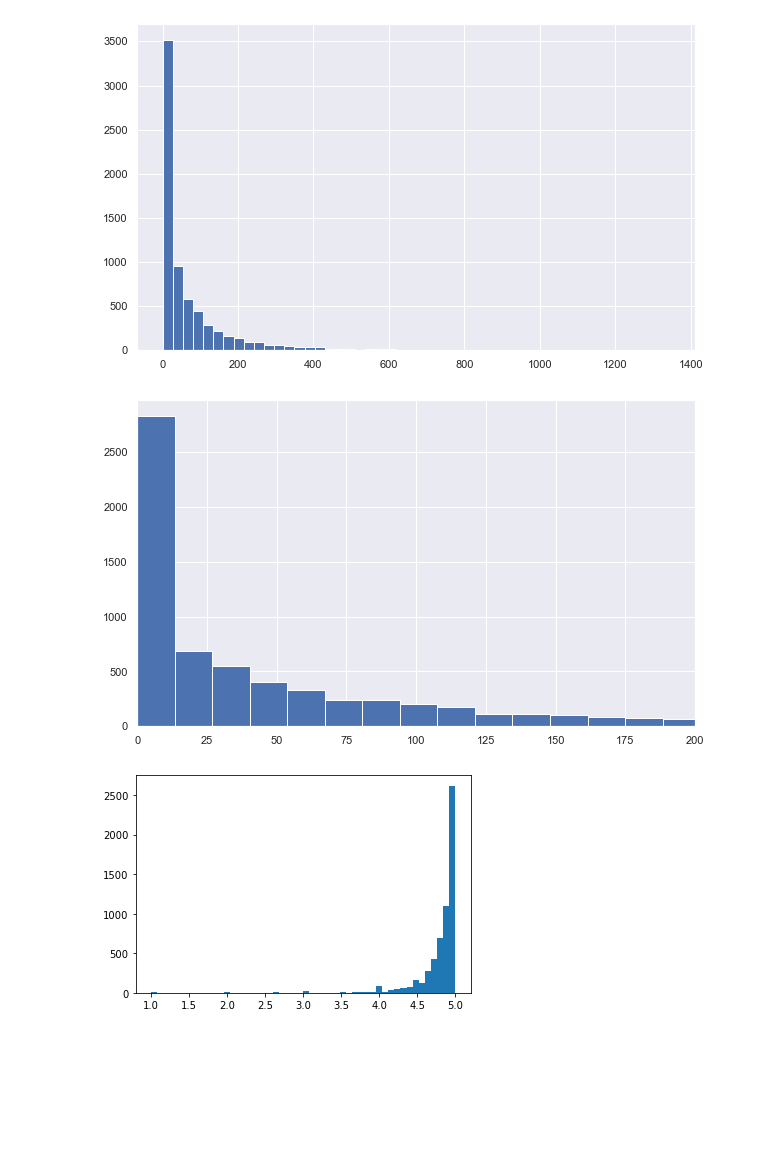
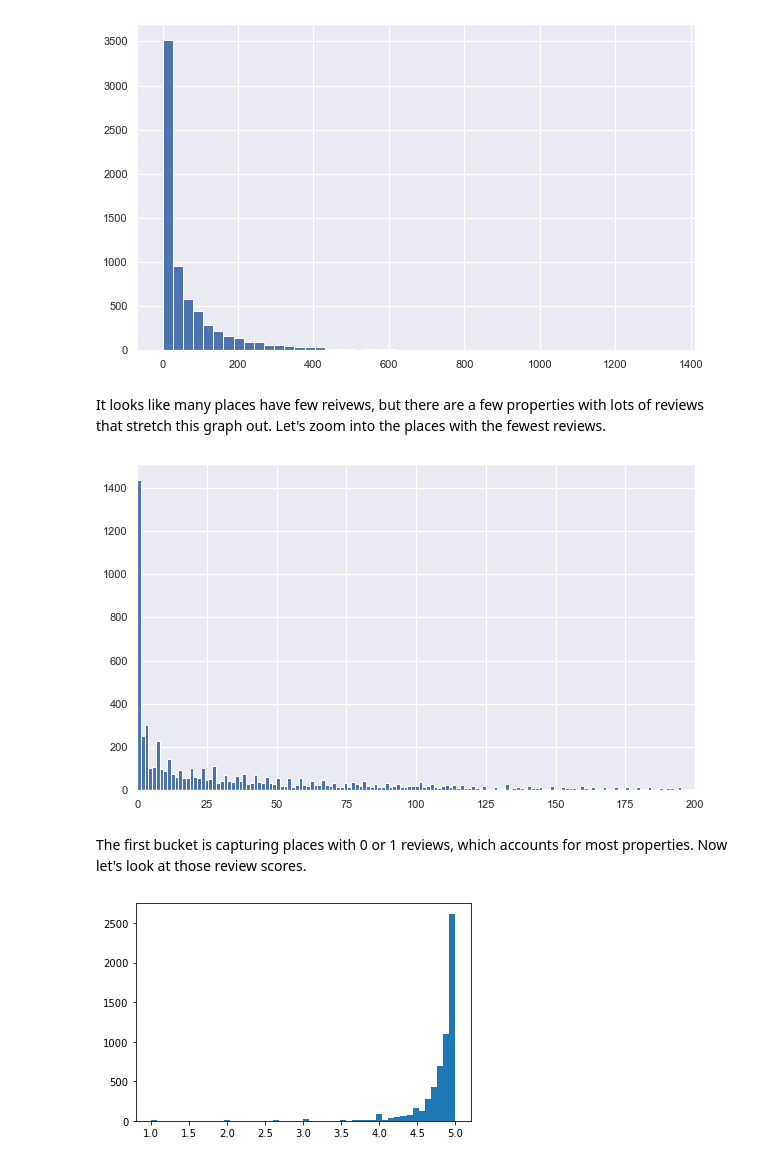
Before and after one commit to demccusker/AirBnB_analysis, a Jupyter notebook: AirBnB_Analysis.ipynb, the cells around one changed output. Cells and saved outputs as stored; diff of their text form; code cells hidden in the pictures; blank space fills up the shorter version.

```diff
--- a/AirBnB_Analysis.ipynb
+++ b/AirBnB_Analysis.ipynb
@@ -100,11 +129,15 @@ list_df['price_float'] = list_df['price_float'].astype('float64')
 plt.hist(data=list_df, x = "number_of_reviews",bins = 50);
 # %% [output]
 [figure]
+# %% [markdown]
+It looks like many places have few reivews, but there are a few properties with lots of reviews that stretch this graph out. Let's zoom into the places with the fewest reviews.
 # %%
-plt.hist(data=list_df, x = "number_of_reviews",bins = 100);
+plt.hist(data=list_df, x = "number_of_reviews",bins = 1000);
 plt.xlim(0,200);
 # %% [output]
-[figure, old version]
+[figure, new version]
+# %% [markdown]
+The first bucket is capturing places with 0 or 1 reviews, which accounts for most properties. Now let's look at those review scores.
 # %%
 plt.hist(data=list_df, x = "review_scores_rating",bins = 50);
 # %% [output]
```
Also changed, not shown: parts of 47 cells of this notebook.
